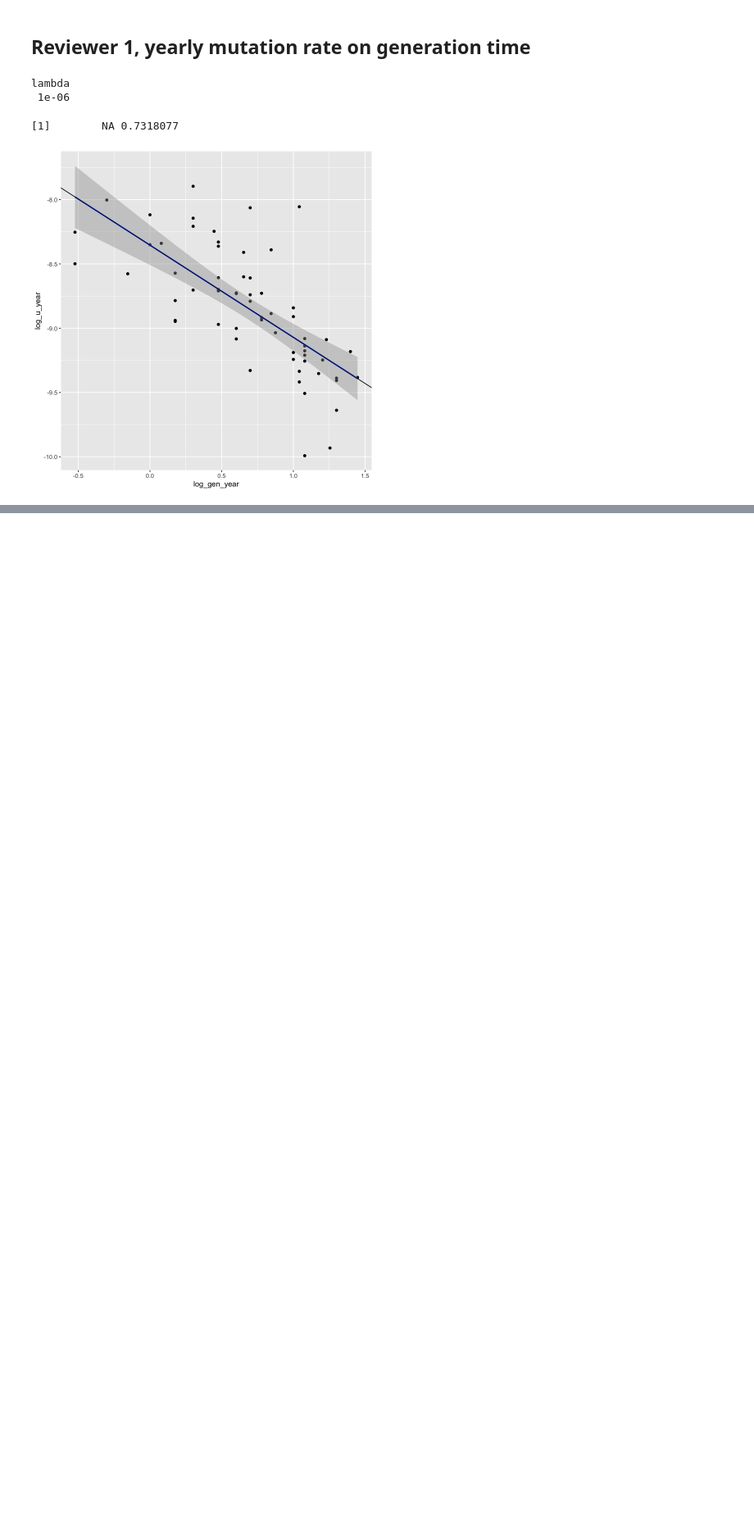
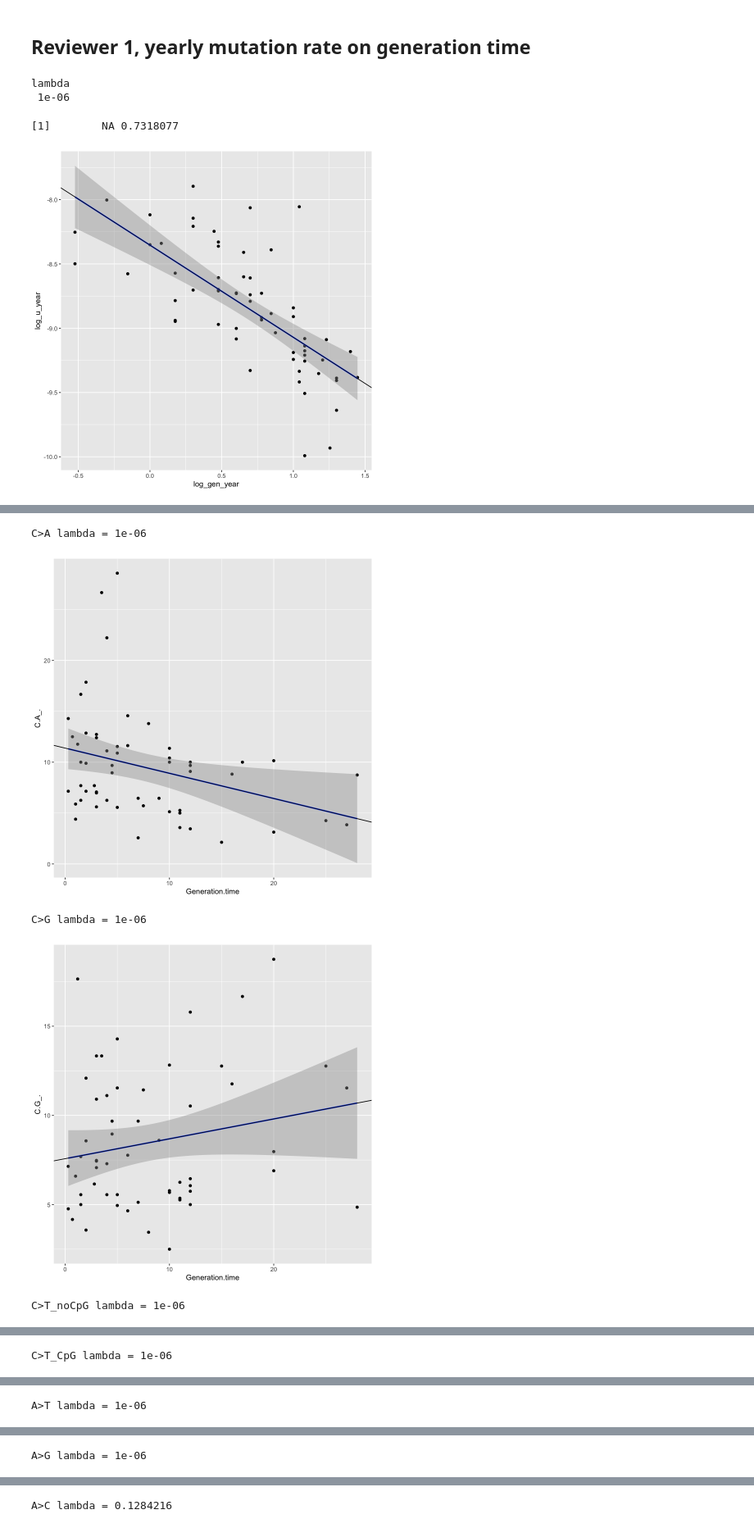
Before and after one commit to harrispopgen/clocklike-DBH, a Jupyter notebook: r_pgls_bergeron_data.ipynb, the cells around one changed output, grey strips where cells are left out. Shown at 82% size. Drawn from its saved outputs; the diff is of its cells as text; code cells hidden in the pictures; blank space fills up the shorter version.

Commit message:
irl regression on mutation proportion data

```diff
--- a/r_pgls_bergeron_data.ipynb
+++ b/r_pgls_bergeron_data.ipynb
@@ -220,0 +222,31 @@ lambda
+# %%
+run_mutation_percentage_on_generation_time_regression <- function(tree) {
+    mutation_types <- c("C>A_%", "C>G_%", "C>T_noCpG_%", "C>T_CpG_%", "A>T_%", "A>G_%", "A>C_%")
+    lambda <- "ML"
+    for (i in 1:length(mutation_types)) {
+        filename <- paste("./output/mutation_subtype_vs_gen_time/csv/", mutation_types[i], ".csv", sep="")
+        df <- read.csv(filename)
+        rownames(df) <- df$species
+
+        # load the tree
+        tree <- read.tree("./output/calibrated_bergeron_tree.nwk")
+        name_check <- name.check(tree, df)
+        tree_trim <- drop.tip(tree, name_check$tree_not_data)
+        name.check(tree_trim, df)
+        stopifnot(length(tree_trim$tip.label) == nrow(df))
+
+        mt <- tail(colnames(df), n=1)
+        model.mp.gen <- run_pgls(df, tree, "Generation.time", mt, lambda=lambda, print_plot=TRUE)
+        mt_str <- gsub("\\.", ">", str_sub(mt, end=-3))
+        save_filename <- paste("output/mutation_subtype_vs_gen_time/r_output/", mt_str, ".csv", sep="")
+        save_summary_data(model.mp.gen, print_output=FALSE, save_output=TRUE, save_filename=save_filename)
+        cat(mt_str, "lambda =", summary(model.mp.gen)$param.CI$lambda$opt, "\n")
+    }
+}
+run_mutation_percentage_on_generation_time_regression(tree_berg)
+# %% [output]
+C>A lambda = 1e-06
+[figure, added]
+C>G lambda = 1e-06
+[figure, added]
+C>T_noCpG lambda = 1e-06
@@ -220,0 +254 @@ lambda
+C>T_CpG lambda = 1e-06
@@ -220,0 +256 @@ lambda
+A>T lambda = 1e-06
@@ -220,0 +258 @@ lambda
+A>G lambda = 1e-06
@@ -220,0 +260 @@ lambda
+A>C lambda = 0.1284216
```
Also changed, not shown: parts of 10 cells of this notebook.
